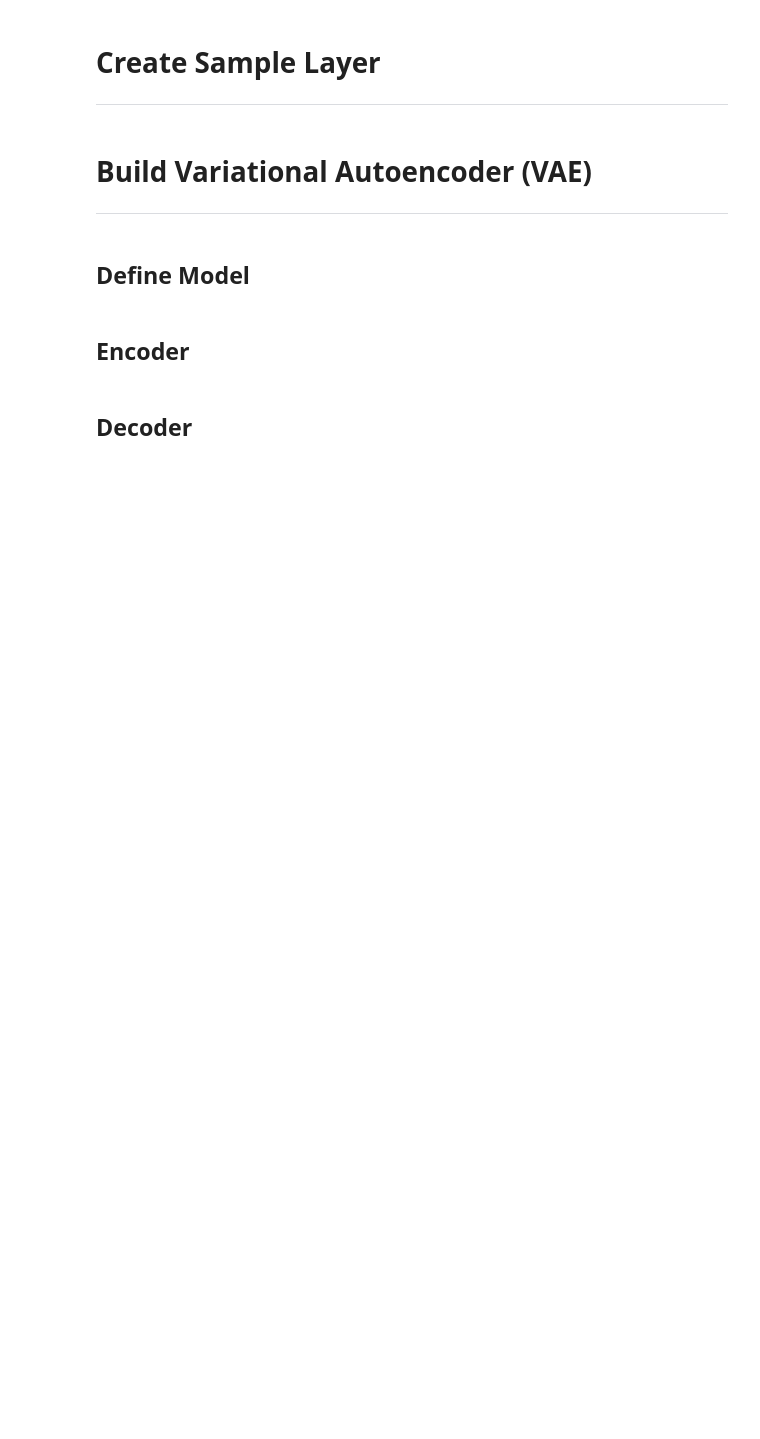
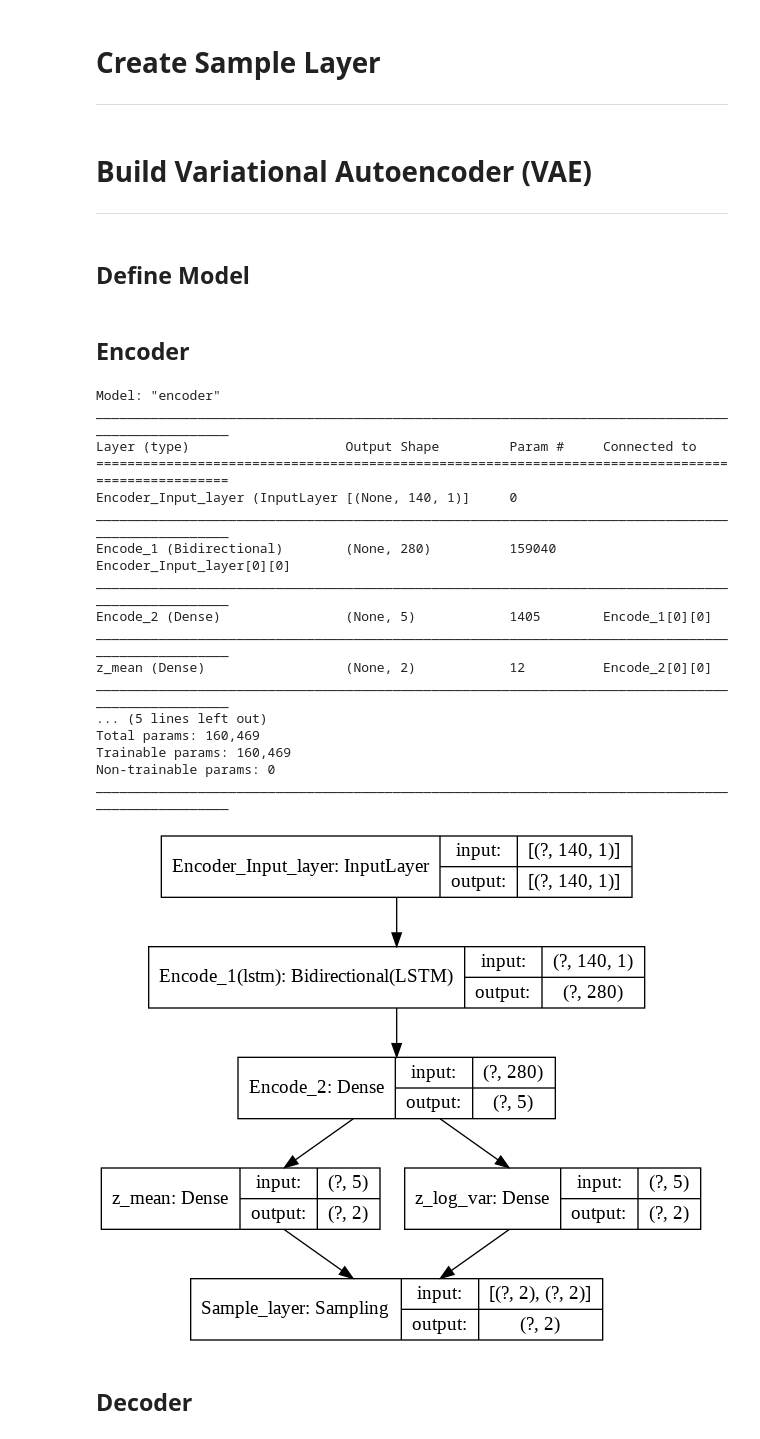
Before and after one commit to nina-prog/sem-data-analysis-VAE, a Jupyter notebook: VAE_v2.0.ipynb, the cells around one changed output. Cells and saved outputs as stored; diff of their text form; code cells hidden in the pictures; blank space fills up the shorter version.

```diff
--- a/VAE_v2.0.ipynb
+++ b/VAE_v2.0.ipynb
@@ -109,22 +148,41 @@ batch_size = 32
 # %%
 ### Define Encoder Layers
 encoder_inputs = keras.Input(shape=(140, 1), name='Encoder_Input_layer')
 
 encoded = Bidirectional(layers.LSTM(encoding_dim, activation='tanh', name=''), name='Encode_1')(encoder_inputs)
 encoded = layers.Dense(5, activation='tanh', name='Encode_2')(encoded) #5, because 5 class in data ecg5000 - evtl 2,1
-z_mean = layers.Dense(latent_dim, activation="sigmoid" name="z_mean")(encoded)
-z_log_var = layers.Dense(latent_dim, activation="sigmoid" name="z_log_var")(encoded)
+z_mean = layers.Dense(latent_dim, activation="sigmoid", name="z_mean")(encoded)
+z_log_var = layers.Dense(latent_dim, activation="sigmoid", name="z_log_var")(encoded)
 
 z = Sampling(name='Sample_layer')([z_mean, z_log_var])
 
 ### Build Encoder
 encoder = keras.Model(encoder_inputs, [z_mean, z_log_var, z], name="encoder")
 
 encoder.summary()
 # configure encoder for training
 encoder.compile(optimizer='adam', loss='binary_crossentropy')
 
 plot_model(encoder, show_shapes=True, to_file='reconstruct_lstm_encoder.png')
+# %% [output]
+Model: "encoder"
+__________________________________________________________________________________________________
+Layer (type)                    Output Shape         Param #     Connected to
+==================================================================================================
+Encoder_Input_layer (InputLayer [(None, 140, 1)]     0
+__________________________________________________________________________________________________
+Encode_1 (Bidirectional)        (None, 280)          159040      Encoder_Input_layer[0][0]
+__________________________________________________________________________________________________
+Encode_2 (Dense)                (None, 5)            1405        Encode_1[0][0]
+__________________________________________________________________________________________________
+z_mean (Dense)                  (None, 2)            12          Encode_2[0][0]
+__________________________________________________________________________________________________
+... (5 lines left out)
+Total params: 160,469
+Trainable params: 160,469
+Non-trainable params: 0
+__________________________________________________________________________________________________
+[figure, added]
 # %% [markdown]
 ## Decoder
 # %%
```
Also changed, not shown: parts of 12 cells of this notebook.
